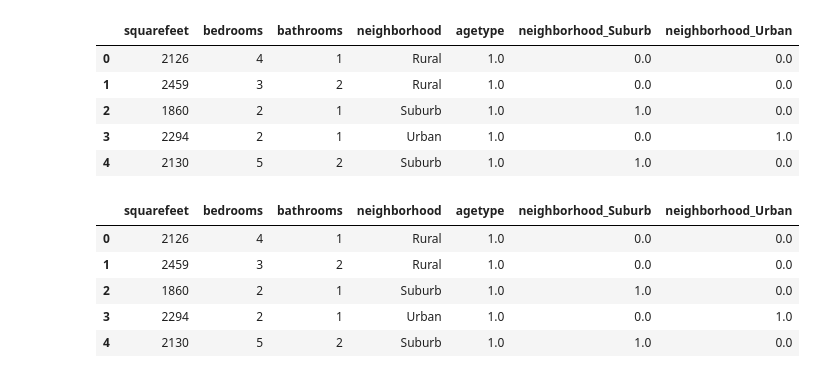
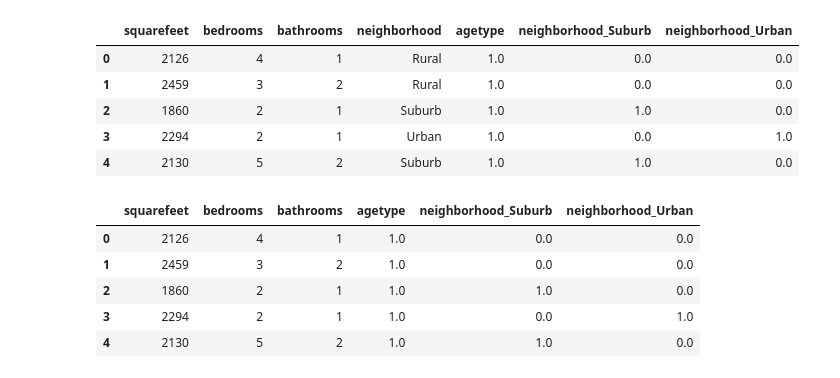
Before and after one commit to atharvadhumal03/HousePricePredictor-Regression, a Jupyter notebook: RegressionModel.ipynb, the cells around one changed output. Cells and saved outputs as stored; diff of their text form; code cells hidden in the pictures.

```diff
--- a/RegressionModel.ipynb
+++ b/RegressionModel.ipynb
@@ -252,12 +252,12 @@ X.head()
 | 3 | 2294 | 2 | 1 | Urban | 1.0 | 0.0 | 1.0 |
 | 4 | 2130 | 5 | 2 | Suburb | 1.0 | 1.0 | 0.0 |
 # %%
-X.drop(columns='neighborhood')
+X.drop(columns='neighborhood', inplace=True)
 X.head()
 # %% [output]
-|  | squarefeet | bedrooms | bathrooms | neighborhood | agetype | neighborhood_Suburb | neighborhood_Urban |
-| 0 | 2126 | 4 | 1 | Rural | 1.0 | 0.0 | 0.0 |
-| 1 | 2459 | 3 | 2 | Rural | 1.0 | 0.0 | 0.0 |
-| 2 | 1860 | 2 | 1 | Suburb | 1.0 | 1.0 | 0.0 |
-| 3 | 2294 | 2 | 1 | Urban | 1.0 | 0.0 | 1.0 |
-| 4 | 2130 | 5 | 2 | Suburb | 1.0 | 1.0 | 0.0 |
+|  | squarefeet | bedrooms | bathrooms | agetype | neighborhood_Suburb | neighborhood_Urban |
+| 0 | 2126 | 4 | 1 | 1.0 | 0.0 | 0.0 |
+| 1 | 2459 | 3 | 2 | 1.0 | 0.0 | 0.0 |
+| 2 | 1860 | 2 | 1 | 1.0 | 1.0 | 0.0 |
+| 3 | 2294 | 2 | 1 | 1.0 | 0.0 | 1.0 |
+| 4 | 2130 | 5 | 2 | 1.0 | 1.0 | 0.0 |
```
Also changed, not shown: parts of 9 cells of this notebook.
